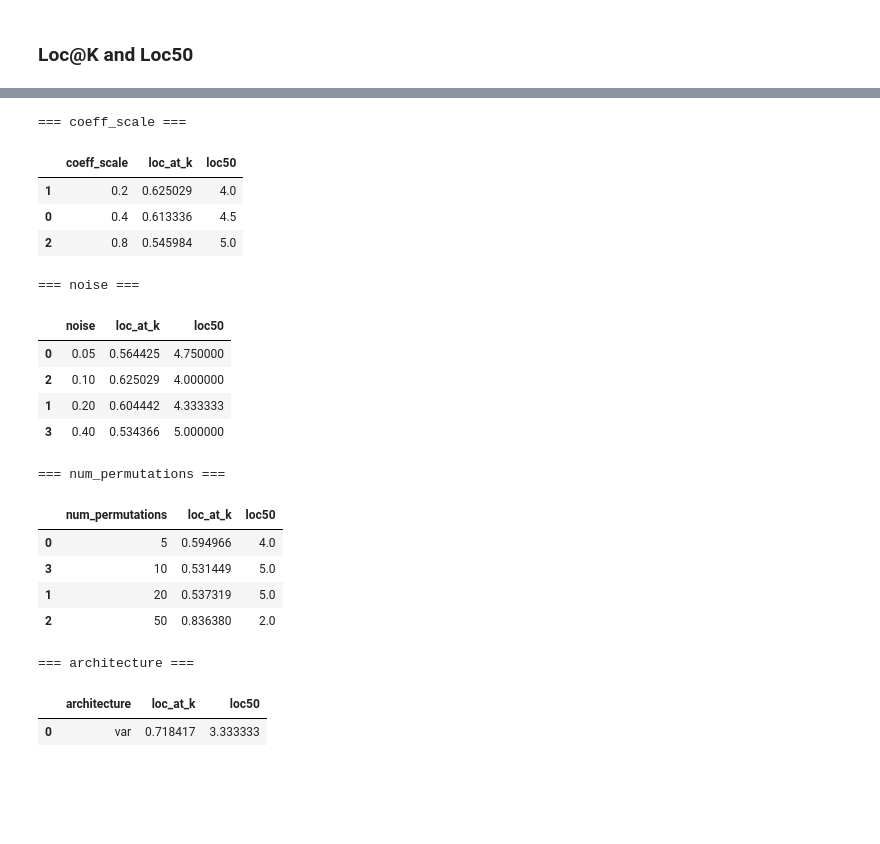
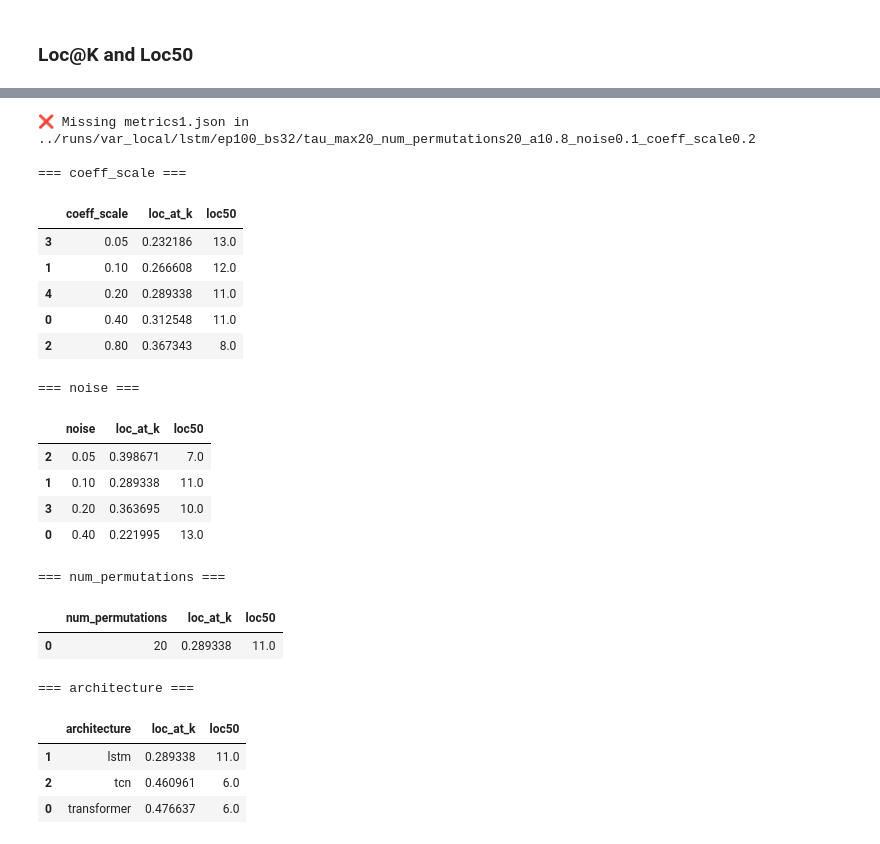
Before and after one commit to visriv/ixai-ts, a Jupyter notebook: scripts/viz.ipynb, the cells around one changed output, grey strips where cells are left out. Drawn from its saved outputs; the diff is of its cells as text; code cells hidden in the pictures; blank space fills up the shorter version.

```diff
--- a/scripts/viz.ipynb
+++ b/scripts/viz.ipynb
@@ -327,52 +376,55 @@ def collect_metrics(group_runs, group_name):
         if vals_k or vals_50:
             rows.append({
                 group_name: label,
                 "loc_at_k": np.mean(vals_k) if vals_k else None,
                 # "loc_at_k_std": np.std(vals_k) if vals_k else None,
                 "loc50": np.mean(vals_50) if vals_50 else None,
                 # "loc50_std": np.std(vals_50) if vals_50 else None
             })
     return pd.DataFrame(rows)
 
 
 def print_group_table(group_runs, group_name):
     df = collect_metrics(group_runs, group_name)
     if df.empty:
         print(f"⚠️ No metrics found for {group_name}")
         return
     print(f"\n=== {group_name} ===")
     display(df.sort_values(group_name))
 
 
 # Group by coeff_scale
-print_group_table(group_by_coeff_scale("lstm", noise=0.1), "coeff_scale")
+print_group_table(group_by_a1("lstm", noise=0.1), "coeff_scale")
 
 # Group by noise
-print_group_table(group_by_noise("lstm", coeff_scale=0.2), "noise")
+print_group_table(group_by_noise("lstm", a1=0.2), "noise")
 
 # Group by num_permutations
-print_group_table(group_by_permutations("lstm", coeff_scale=0.2, noise=0.1), "num_permutations")
+print_group_table(group_by_permutations("lstm", a1=0.2, noise=0.1), "num_permutations")
 
 # Group by architecture
-print_group_table(group_by_arch(coeff_scale=0.2, noise=0.1, num_permutations=5), "architecture")
+print_group_table(group_by_arch(a1=0.2, noise=0.1, num_permutations=20), "architecture")
 # %% [output]
+❌ Missing metrics1.json in ../runs/var_local/lstm/ep100_bs32/tau_max20_num_permutations20_a10.8_noise0.1_coeff_scale0.2
+
 === coeff_scale ===
 |  | coeff_scale | loc_at_k | loc50 |
-| 1 | 0.2 | 0.625029 | 4.0 |
-| 0 | 0.4 | 0.613336 | 4.5 |
-| 2 | 0.8 | 0.545984 | 5.0 |
+| 3 | 0.05 | 0.232186 | 13.0 |
+| 1 | 0.10 | 0.266608 | 12.0 |
+| 4 | 0.20 | 0.289338 | 11.0 |
+| 0 | 0.40 | 0.312548 | 11.0 |
+| 2 | 0.80 | 0.367343 | 8.0 |
 === noise ===
 |  | noise | loc_at_k | loc50 |
-| 0 | 0.05 | 0.564425 | 4.750000 |
-| 2 | 0.10 | 0.625029 | 4.000000 |
-| 1 | 0.20 | 0.604442 | 4.333333 |
-| 3 | 0.40 | 0.534366 | 5.000000 |
+| 2 | 0.05 | 0.398671 | 7.0 |
+| 1 | 0.10 | 0.289338 | 11.0 |
+| 3 | 0.20 | 0.363695 | 10.0 |
+| 0 | 0.40 | 0.221995 | 13.0 |
 === num_permutations ===
 |  | num_permutations | loc_at_k | loc50 |
-| 0 | 5 | 0.594966 | 4.0 |
-| 3 | 10 | 0.531449 | 5.0 |
-| 1 | 20 | 0.537319 | 5.0 |
-| 2 | 50 | 0.836380 | 2.0 |
+| 0 | 20 | 0.289338 | 11.0 |
 === architecture ===
 |  | architecture | loc_at_k | loc50 |
-| 0 | var | 0.718417 | 3.333333 |
+| 1 | lstm | 0.289338 | 11.0 |
+| 2 | tcn | 0.460961 | 6.0 |
+| 0 | transformer | 0.476637 | 6.0 |
```
Also changed, not shown: parts of 2 cells of this notebook, 4 other files.
